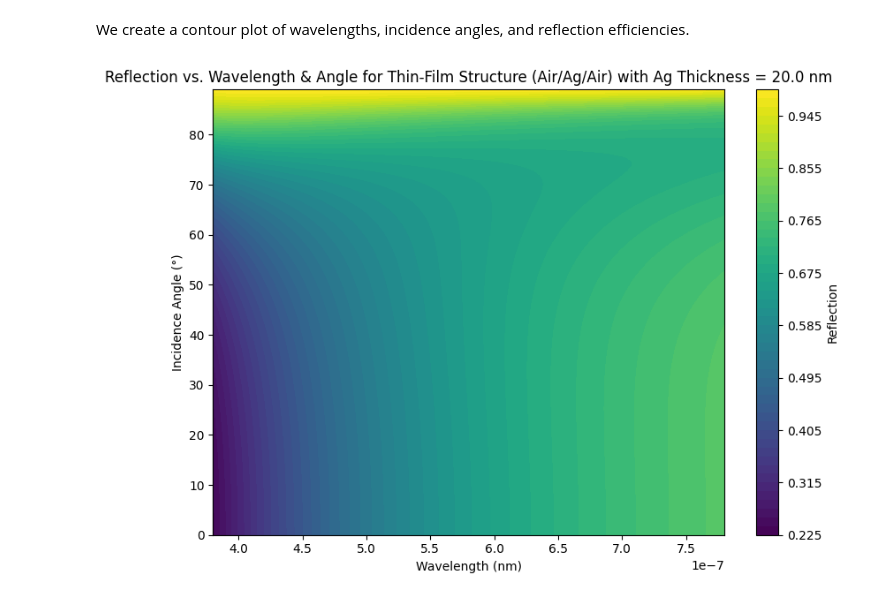
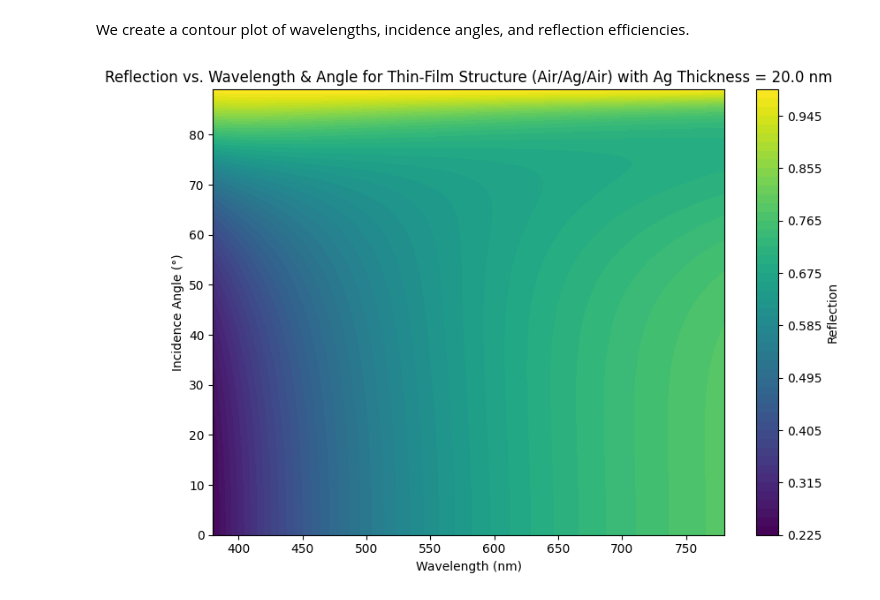
Before and after one commit to JaxLayerLumos/JaxLayerLumos, a Jupyter notebook: examples/angle-variation.ipynb, the cells around one changed output. Cells and saved outputs as stored; diff of their text form; code cells hidden in the pictures.

```diff
--- a/examples/angle-variation.ipynb
+++ b/examples/angle-variation.ipynb
@@ -47,17 +47,17 @@ We create a contour plot of wavelengths, incidence angles, and reflection effici
 # %%
 fig = plt.figure(figsize=(8, 6))
 ax = fig.gca()
 
-contour = ax.contourf(X, Y, R_avg, levels=50, cmap='viridis')
+contour = ax.contourf(X*1e9, Y, R_avg, levels=50, cmap='viridis')
 
 cbar = fig.colorbar(contour)
 cbar.set_label("Reflection")
 
 ax.set_xlabel("Wavelength (nm)")
 ax.set_ylabel("Incidence Angle (°)")
 ax.set_title(f"Reflection vs. Wavelength & Angle for Thin-Film Structure (Air/Ag/Air) with Ag Thickness = {thickness_ag} nm")
 
 plt.tight_layout()
 plt.show()
 # %% [output]
-[figure, old version]
+[figure, new version]
```
Also changed, not shown: 1 other file.
